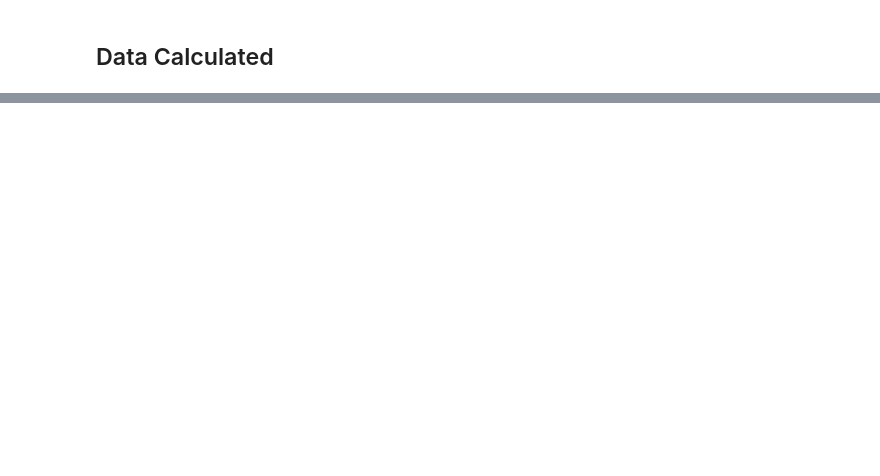
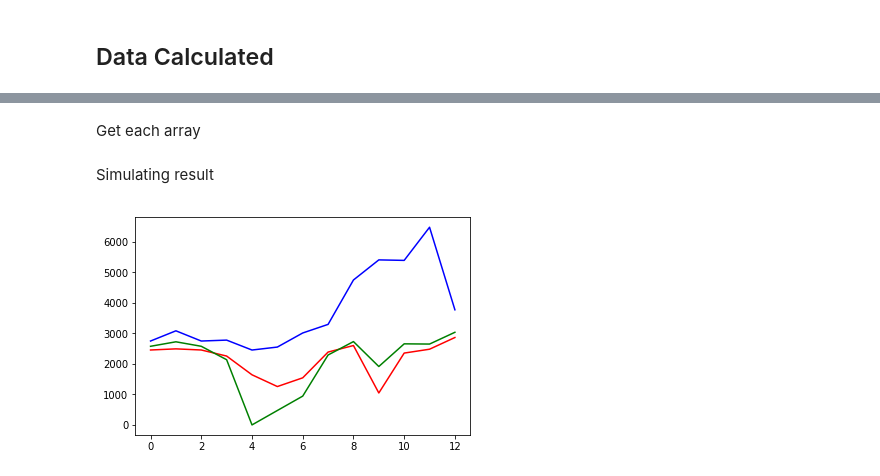
Before and after one commit to Hydroviet/Landsat-Imagery, a Jupyter notebook: Mask_out.ipynb, the cells around one changed output, grey strips where cells are left out. Drawn from its saved outputs; the diff is of its cells as text; code cells hidden in the pictures; blank space fills up the shorter version.

```diff
--- a/Mask_out.ipynb
+++ b/Mask_out.ipynb
@@ -22,7 +22,7 @@ tonlesap = df[df.name == 'Boeung Tonle Sap']
 # %% [markdown]
 ## Mask GeoTiff Data
 # %%
-dataset = '201707'
+dataset = '201712'
 src_ndvi = rasterio.open('MERGED/' + dataset + '/NDVI.TIF')
 src_ndwi = rasterio.open('MERGED/' + dataset + '/NDWI.TIF')
 src_ndwi2 = rasterio.open('MERGED/' + dataset + '/NDWI2.TIF')
@@ -198,32 +202,32 @@ data_collected = [
     },
     {
         'dataset': '201708',
-        'ndvi': ,
-        'ndwi': ,
-        'ndwi2':
+        'ndvi': 2601.6435,
+        'ndwi': 2730.7782,
+        'ndwi2': 4749.1713
     },
     {
         'dataset': '201709',
-        'ndvi': ,
-        'ndwi': ,
-        'ndwi2':
+        'ndvi': 1046.772,
+        'ndwi': 1913.9562,
+        'ndwi2': 5407.8867
     },
     {
         'dataset': '201710',
-        'ndvi': ,
-        'ndwi': ,
-        'ndwi2':
+        'ndvi': 2354.175,
+        'ndwi': 2656.8711,
+        'ndwi2': 5391.6444
     },
     {
         'dataset': '201711',
-        'ndvi': ,
-        'ndwi': ,
-        'ndwi2':
+        'ndvi': 2480.7996,
+        'ndwi': 2649.7107,
+        'ndwi2': 6477.8256
     },
     {
         'dataset': '201712',
-        'ndvi': ,
-        'ndwi': ,
-        'ndwi2':
+        'ndvi': 2864.0592,
+        'ndwi': 3035.4471,
+        'ndwi2': 3772.2852
     }
 ]
@@ -231,0 +234,15 @@ SyntaxError: invalid syntax (<ipython-input-16-dfca27a26c78>, line 46)
+# %% [markdown]
+Get each array
+# %%
+ndvi_set = [x['ndvi'] for x in data_collected]
+ndwi_set = [x['ndwi'] for x in data_collected]
+ndwi2_set = [x['ndwi2'] for x in data_collected]
+# %% [markdown]
+Simulating result
+# %%
+pyplot.plot(ndvi_set, 'r')
+pyplot.plot(ndwi_set, 'g')
+pyplot.plot(ndwi2_set, 'b')
+pyplot.show()
+# %% [output]
+[figure, added]
```
Also changed, not shown: parts of 6 cells of this notebook, 2 other files.
